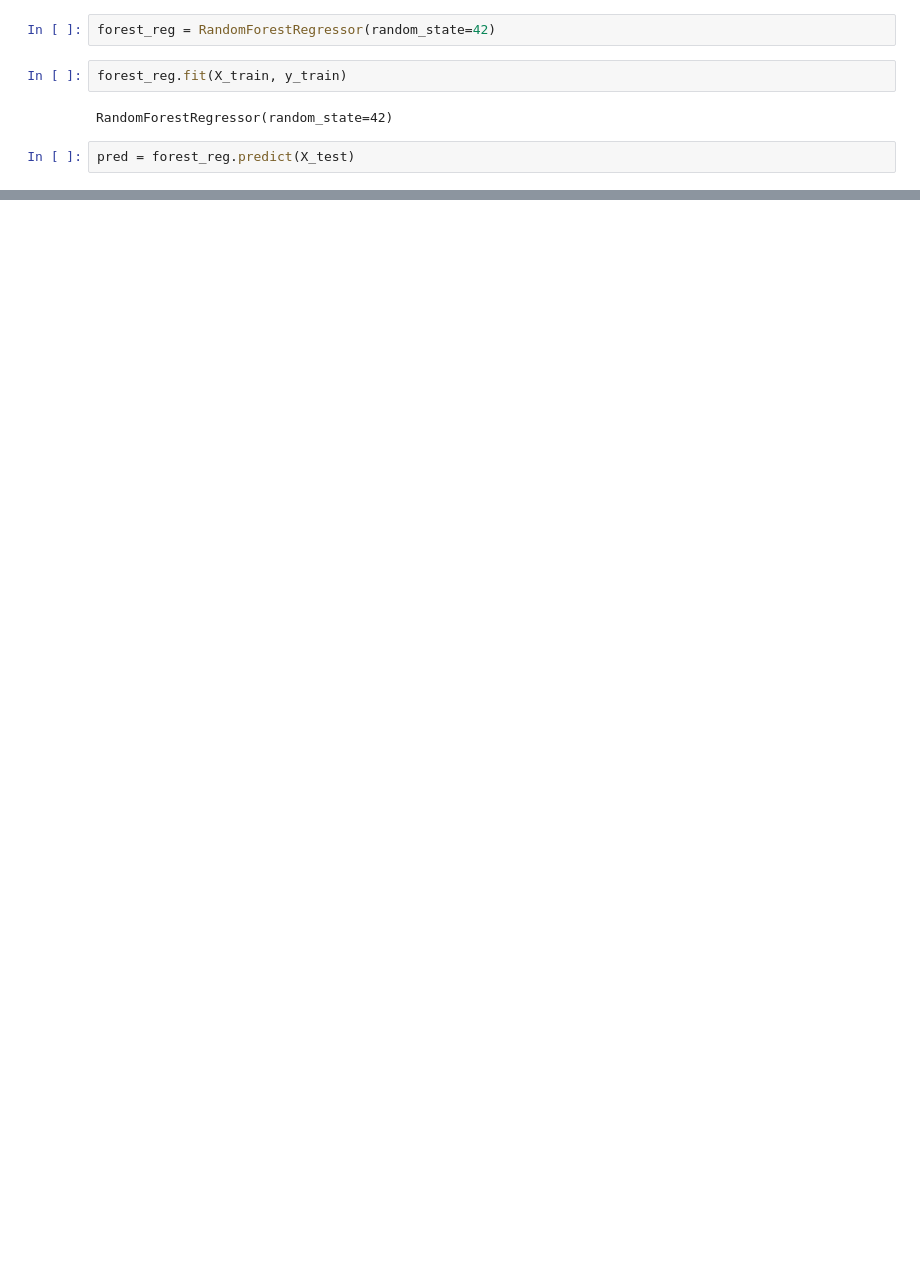
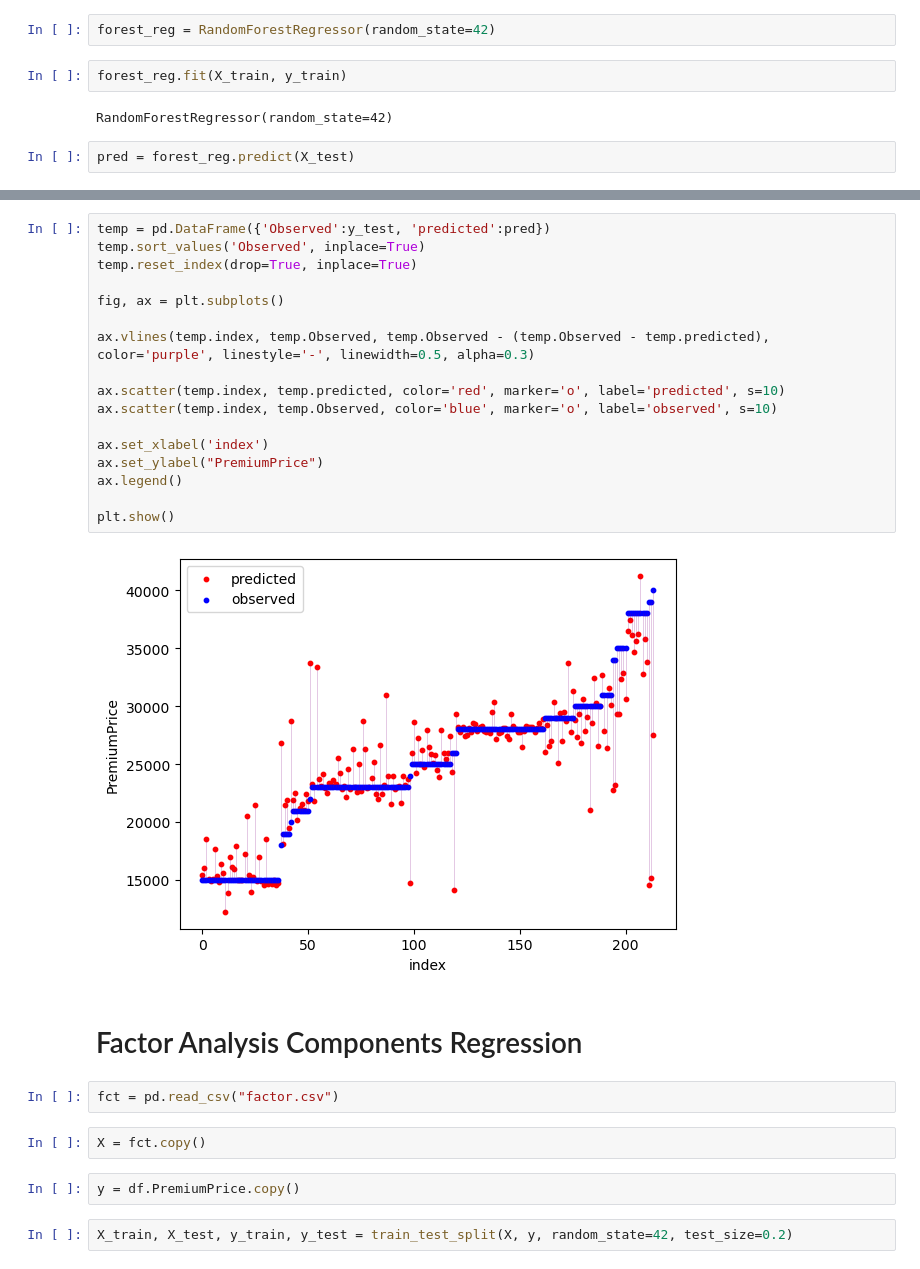
Before and after one commit to OverCat2000/ML_project, a Jupyter notebook: advanceAnalysis.ipynb, the cells around one changed output, grey strips where cells are left out. Saved outputs shown, nothing was run; the diff lists cells and outputs as text; blank space fills up the shorter version.

Commit message:
factor components

```diff
--- a/advanceAnalysis.ipynb
+++ b/advanceAnalysis.ipynb
@@ -682,0 +734,29 @@ Standard deviation: 705.4043003143042
+# %%
+temp = pd.DataFrame({'Observed':y_test, 'predicted':pred})
+temp.sort_values('Observed', inplace=True)
+temp.reset_index(drop=True, inplace=True)
+
+fig, ax = plt.subplots()
+
+ax.vlines(temp.index, temp.Observed, temp.Observed - (temp.Observed - temp.predicted), color='purple', linestyle='-', linewidth=0.5, alpha=0.3)
+
+ax.scatter(temp.index, temp.predicted, color='red', marker='o', label='predicted', s=10)
+ax.scatter(temp.index, temp.Observed, color='blue', marker='o', label='observed', s=10)
+
+ax.set_xlabel('index')
+ax.set_ylabel("PremiumPrice")
+ax.legend()
+
+plt.show()
+# %% [output]
+[figure, added]
+# %% [markdown]
+# Factor Analysis Components Regression
+# %%
+fct = pd.read_csv("factor.csv")
+# %%
+X = fct.copy()
+# %%
+y = df.PremiumPrice.copy()
+# %%
+X_train, X_test, y_train, y_test = train_test_split(X, y, random_state=42, test_size=0.2)
```
Also changed, not shown: parts of 47 cells of this notebook.
